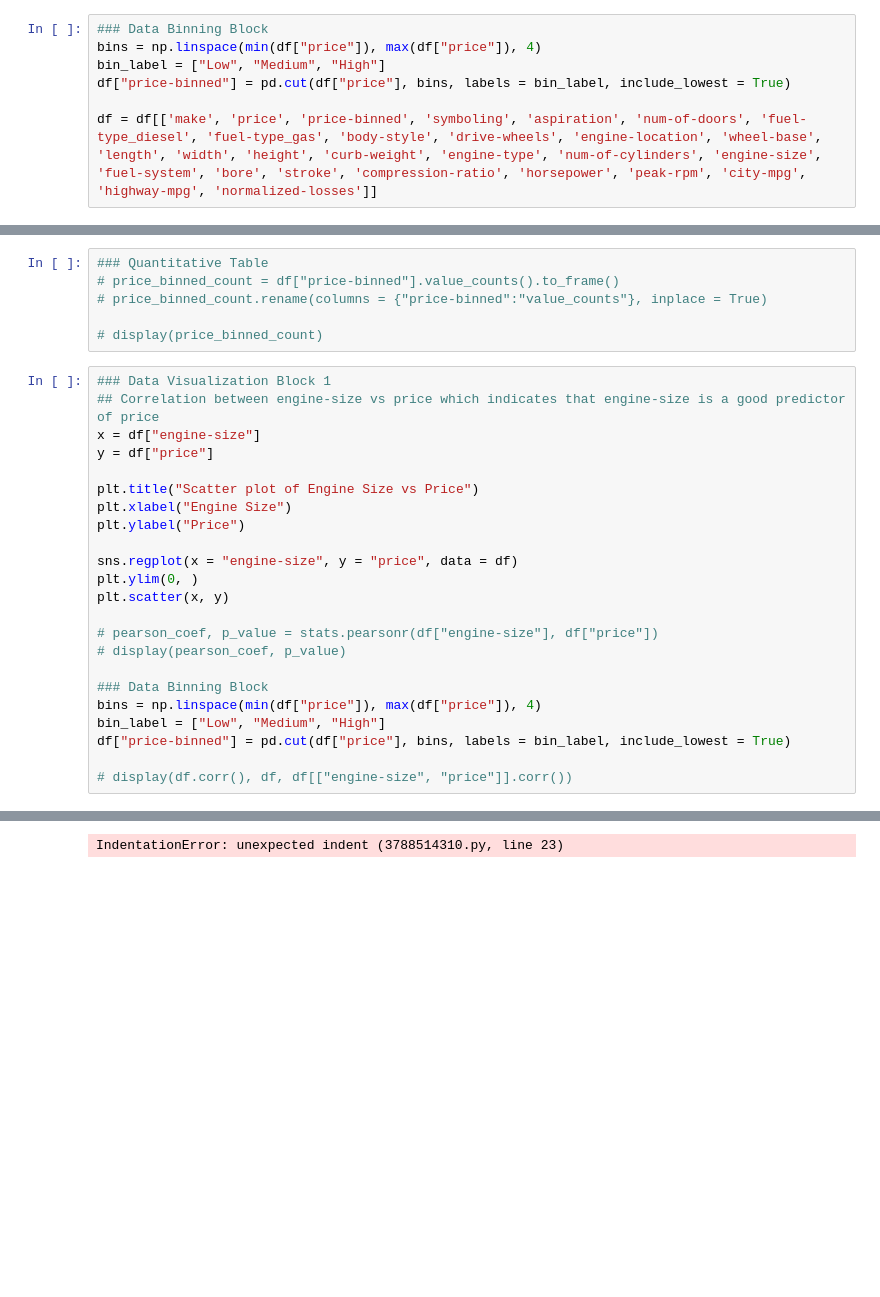
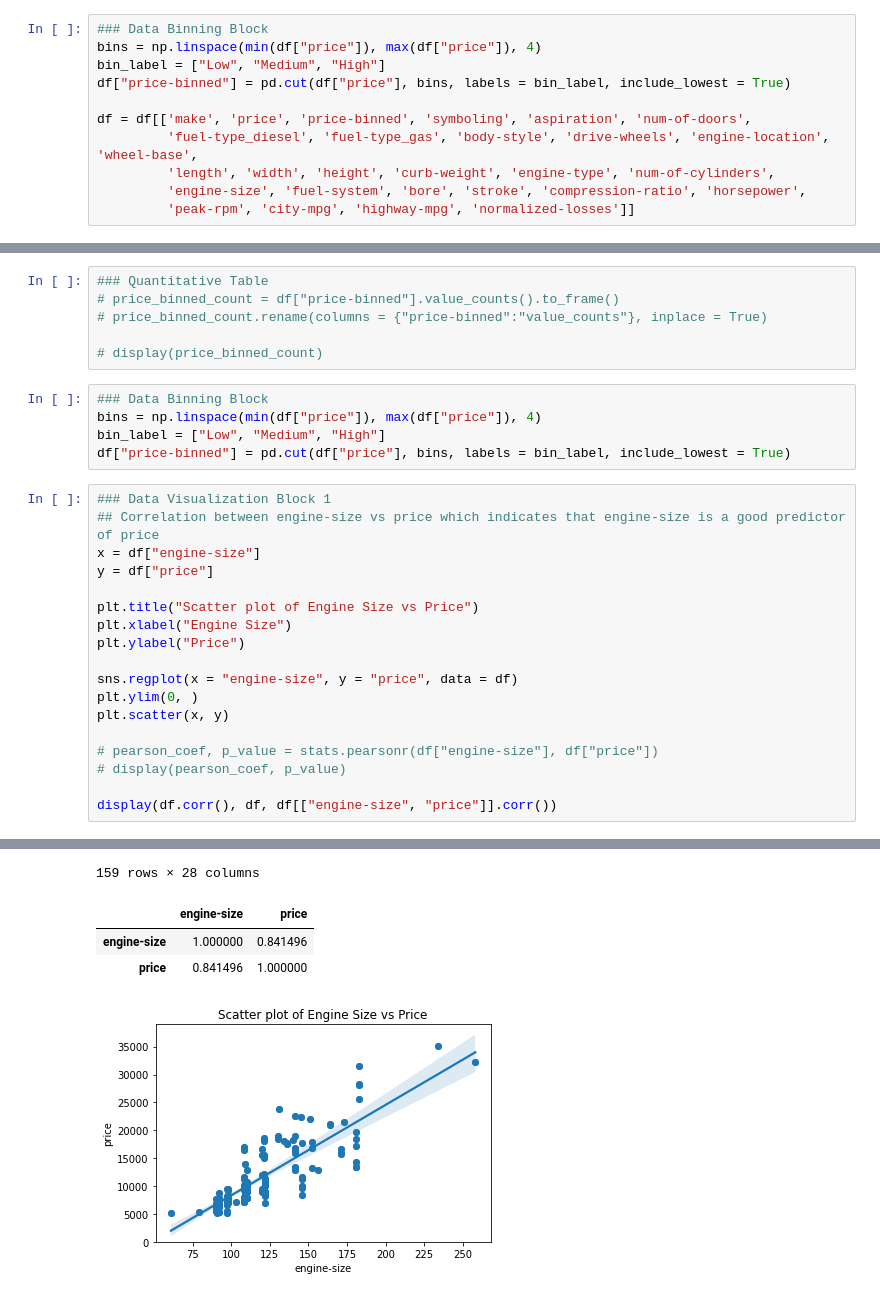
Before and after one commit to jmjkim/Data-Analysis-Project, a Jupyter notebook: CSV Analysis/automobile.ipynb, the cells around one changed output, grey strips where cells are left out. Drawn from its saved outputs; the diff is of its cells as text; blank space fills up the shorter version.

```diff
--- a/CSV Analysis/automobile.ipynb
+++ b/CSV Analysis/automobile.ipynb
@@ -21,7 +21,11 @@ bins = np.linspace(min(df["price"]), max(df["price"]), 4)
 bin_label = ["Low", "Medium", "High"]
 df["price-binned"] = pd.cut(df["price"], bins, labels = bin_label, include_lowest = True)
 
-df = df[['make', 'price', 'price-binned', 'symboling', 'aspiration', 'num-of-doors', 'fuel-type_diesel', 'fuel-type_gas', 'body-style', 'drive-wheels', 'engine-location', 'wheel-base', 'length', 'width', 'height', 'curb-weight', 'engine-type', 'num-of-cylinders', 'engine-size', 'fuel-system', 'bore', 'stroke', 'compression-ratio', 'horsepower', 'peak-rpm', 'city-mpg', 'highway-mpg', 'normalized-losses']]
+df = df[['make', 'price', 'price-binned', 'symboling', 'aspiration', 'num-of-doors',
+         'fuel-type_diesel', 'fuel-type_gas', 'body-style', 'drive-wheels', 'engine-location', 'wheel-base',
+         'length', 'width', 'height', 'curb-weight', 'engine-type', 'num-of-cylinders',
+         'engine-size', 'fuel-system', 'bore', 'stroke', 'compression-ratio', 'horsepower',
+         'peak-rpm', 'city-mpg', 'highway-mpg', 'normalized-losses']]
 # %%
 ### Data Normalization Block
 df["length"] = df["length"]/df["length"].max() # standarize scale of the size value
@@ -33,6 +37,11 @@ df["width"] = df["width"]/df["width"].max() #
 # price_binned_count.rename(columns = {"price-binned":"value_counts"}, inplace = True)
 
 # display(price_binned_count)
+# %%
+### Data Binning Block
+bins = np.linspace(min(df["price"]), max(df["price"]), 4)
+bin_label = ["Low", "Medium", "High"]
+df["price-binned"] = pd.cut(df["price"], bins, labels = bin_label, include_lowest = True)
 # %%
 ### Data Visualization Block 1
 ## Correlation between engine-size vs price which indicates that engine-size is a good predictor of price
@@ -50,10 +59,5 @@ plt.scatter(x, y)
 # pearson_coef, p_value = stats.pearsonr(df["engine-size"], df["price"])
 # display(pearson_coef, p_value)
 
-### Data Binning Block
-bins = np.linspace(min(df["price"]), max(df["price"]), 4)
-bin_label = ["Low", "Medium", "High"]
-df["price-binned"] = pd.cut(df["price"], bins, labels = bin_label, include_lowest = True)
-
-# display(df.corr(), df, df[["engine-size", "price"]].corr())
+display(df.corr(), df, df[["engine-size", "price"]].corr())
 # %% [output]
@@ -60 +98,5 @@ df["price-binned"] = pd.cut(df["price"], bins, labels = bin_label, include_lowes
-IndentationError: unexpected indent (3788514310.py, line 23)
+159 rows × 28 columns
+|  | engine-size | price |
+| engine-size | 1.000000 | 0.841496 |
+| price | 0.841496 | 1.000000 |
+[figure, added]
```
Also changed, not shown: parts of 1 cell of this notebook.
